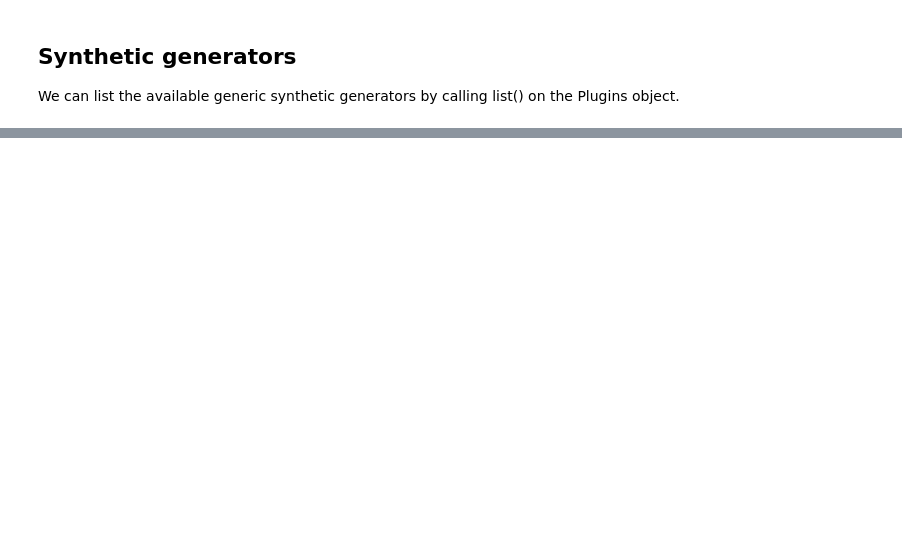
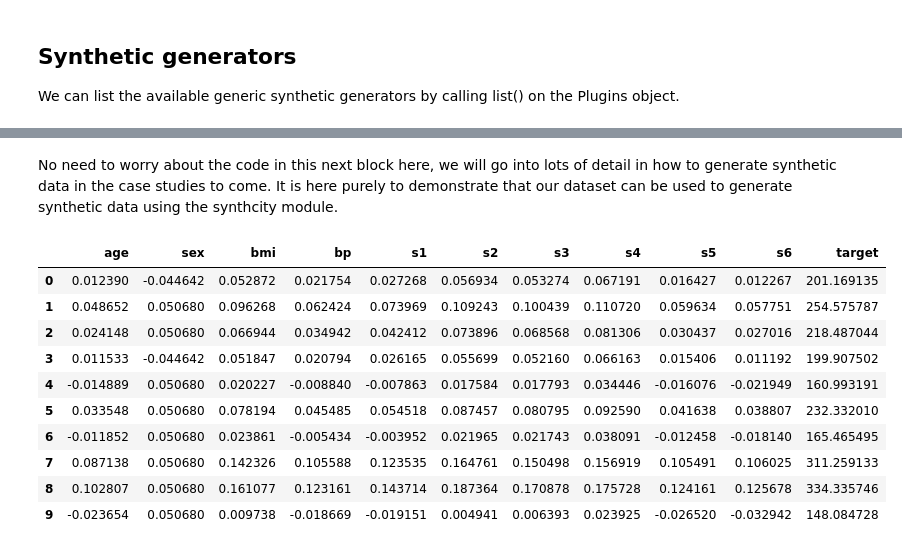
Before and after one commit to vanderschaarlab/synthetic-data-lab, a Jupyter notebook: Tutorials/Case Study 1 - Data Modality.ipynb, the cells around one changed output, grey strips where cells are left out. Saved outputs shown, nothing was run; the diff lists cells and outputs as text; code cells hidden in the pictures; blank space fills up the shorter version.

```diff
--- a/Tutorials/Case Study 1 - Data Modality.ipynb
+++ b/Tutorials/Case Study 1 - Data Modality.ipynb
@@ -71,0 +76,18 @@ display(loader.dataframe())
+# %% [markdown]
+No need to worry about the code in this next block here, we will go into lots of detail in how to generate synthetic data in the case studies to come. It is here purely to demonstrate that our dataset can be used to generate synthetic data using the synthcity module.
+# %%
+syn_model = Plugins().get("marginal_distributions")
+syn_model.fit(loader)
+syn_model.generate(count=10).dataframe()
+# %% [output]
+|  | age | sex | bmi | bp | s1 | s2 | s3 | s4 | s5 | s6 | target |
+| 0 | 0.012390 | -0.044642 | 0.052872 | 0.021754 | 0.027268 | 0.056934 | 0.053274 | 0.067191 | 0.016427 | 0.012267 | 201.169135 |
+| 1 | 0.048652 | 0.050680 | 0.096268 | 0.062424 | 0.073969 | 0.109243 | 0.100439 | 0.110720 | 0.059634 | 0.057751 | 254.575787 |
+| 2 | 0.024148 | 0.050680 | 0.066944 | 0.034942 | 0.042412 | 0.073896 | 0.068568 | 0.081306 | 0.030437 | 0.027016 | 218.487044 |
+| 3 | 0.011533 | -0.044642 | 0.051847 | 0.020794 | 0.026165 | 0.055699 | 0.052160 | 0.066163 | 0.015406 | 0.011192 | 199.907502 |
+| 4 | -0.014889 | 0.050680 | 0.020227 | -0.008840 | -0.007863 | 0.017584 | 0.017793 | 0.034446 | -0.016076 | -0.021949 | 160.993191 |
+| 5 | 0.033548 | 0.050680 | 0.078194 | 0.045485 | 0.054518 | 0.087457 | 0.080795 | 0.092590 | 0.041638 | 0.038807 | 232.332010 |
+| 6 | -0.011852 | 0.050680 | 0.023861 | -0.005434 | -0.003952 | 0.021965 | 0.021743 | 0.038091 | -0.012458 | -0.018140 | 165.465495 |
+| 7 | 0.087138 | 0.050680 | 0.142326 | 0.105588 | 0.123535 | 0.164761 | 0.150498 | 0.156919 | 0.105491 | 0.106025 | 311.259133 |
+| 8 | 0.102807 | 0.050680 | 0.161077 | 0.123161 | 0.143714 | 0.187364 | 0.170878 | 0.175728 | 0.124161 | 0.125678 | 334.335746 |
+| 9 | -0.023654 | 0.050680 | 0.009738 | -0.018669 | -0.019151 | 0.004941 | 0.006393 | 0.023925 | -0.026520 | -0.032942 | 148.084728 |
```
Also changed, not shown: parts of 17 cells of this notebook, 5 other files.
